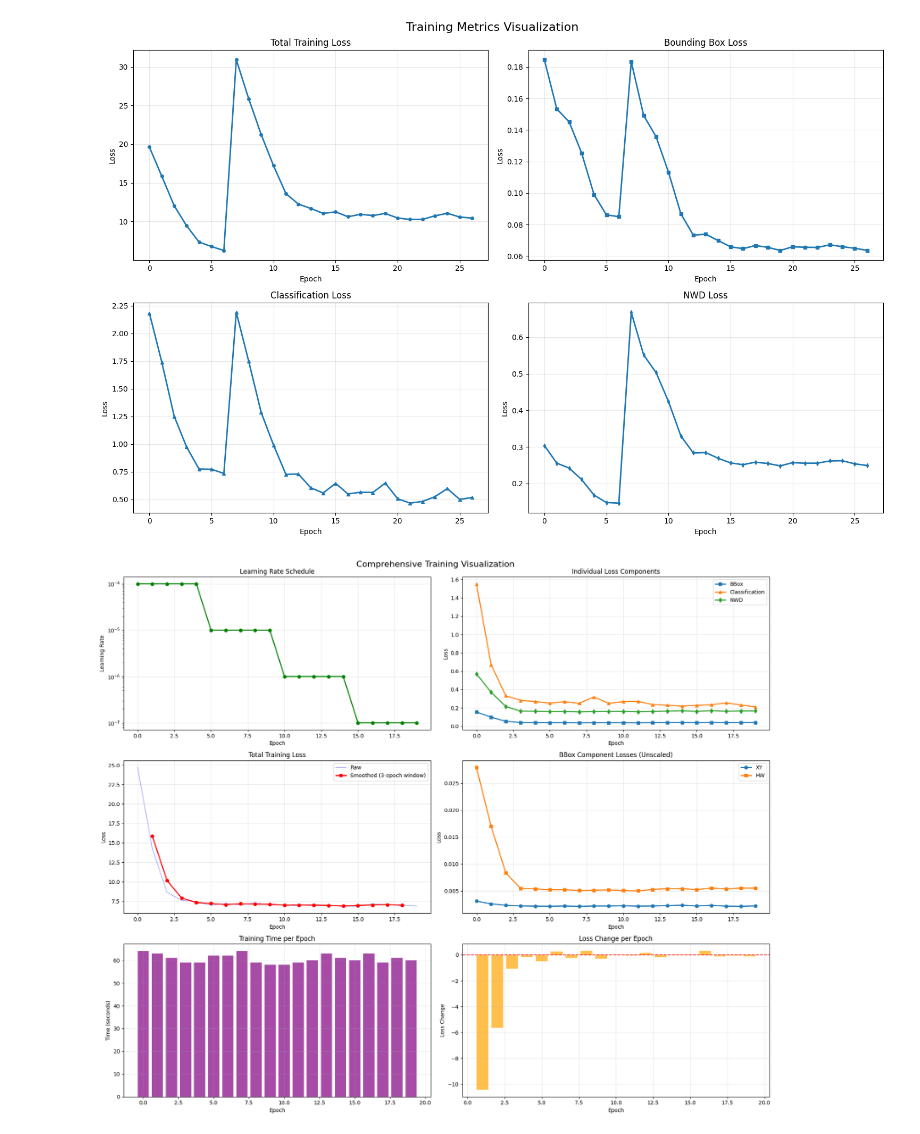
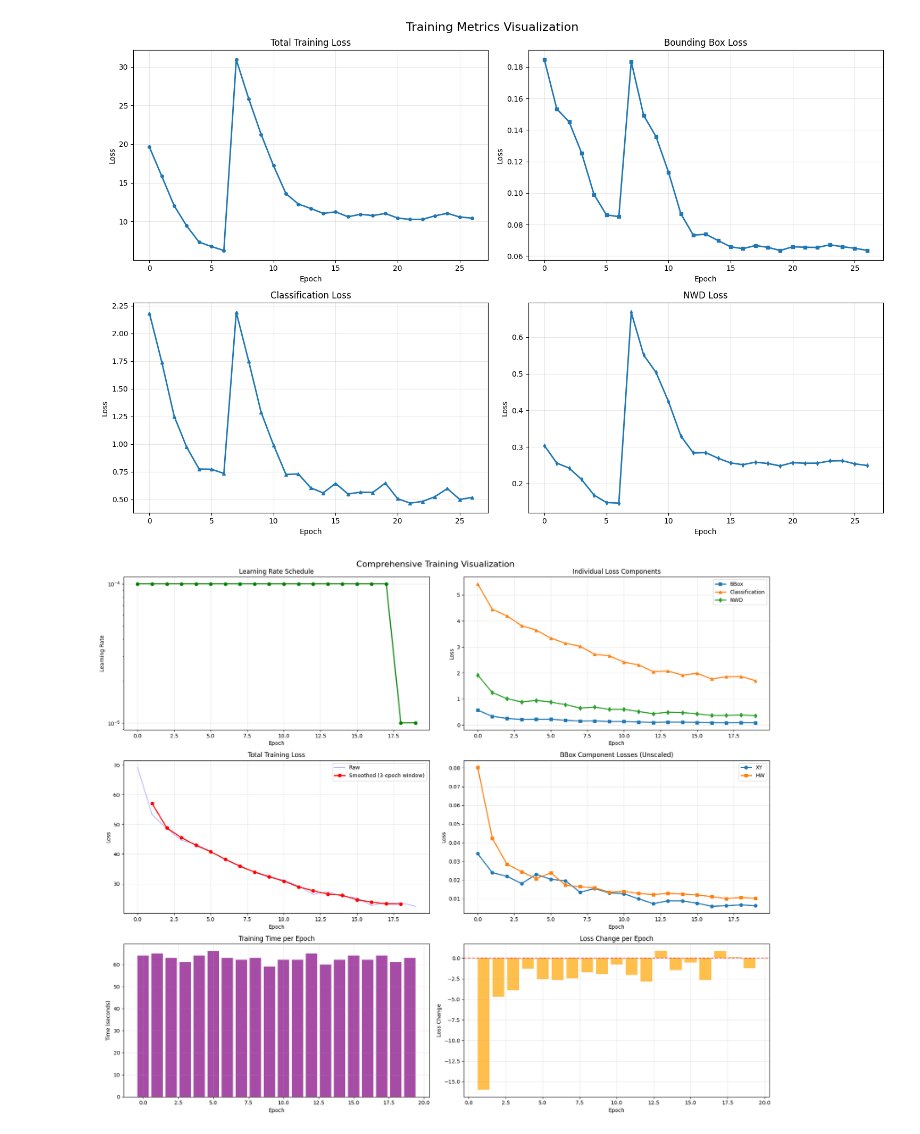
Before and after one commit to Cavalry5245/Grounding-DINO-IRSTD, a Jupyter notebook: test.ipynb, the cells around one changed output. Saved outputs shown, nothing was run; the diff lists cells and outputs as text; code cells hidden in the pictures.

```diff
--- a/test.ipynb
+++ b/test.ipynb
@@ -66,7 +66,7 @@ import pandas as pd
 import numpy as np
 
 # 读取训练日志
-log_file = "training_output_lora/lora_0119_exp2/log.txt"
+log_file = "training_output_lora/lora_0120_exp6/log.txt"
 data = []
 with open(log_file, 'r') as f:
     for line in f:
@@ -113,31 +113,31 @@ axes[1,0].grid(True, alpha=0.3)
 
 # 边界框各组件损失
 axes[1,1].plot(df['train_loss_xy_unscaled'], label='XY', marker='o', linewidth=2)
 axes[1,1].plot(df['train_loss_hw_unscaled'], label='HW', marker='s', linewidth=2)
 axes[1,1].set_title('BBox Component Losses (Unscaled)')
 axes[1,1].set_xlabel('Epoch')
 axes[1,1].set_ylabel('Loss')
 axes[1,1].legend()
 axes[1,1].grid(True, alpha=0.3)
 
 # 训练时间
 epoch_times = [pd.Timedelta(t).total_seconds() for t in df['epoch_time']]
 axes[2,0].bar(range(len(epoch_times)), epoch_times, alpha=0.7, color='purple')
 axes[2,0].set_title('Training Time per Epoch')
 axes[2,0].set_xlabel('Epoch')
 axes[2,0].set_ylabel('Time (seconds)')
 axes[2,0].grid(True, alpha=0.3)
 
 # 损失变化率
 loss_changes = df['train_loss'].diff()
 axes[2,1].bar(range(len(loss_changes)), loss_changes, alpha=0.7, color='orange')
 axes[2,1].axhline(y=0, color='r', linestyle='--', alpha=0.7)
 axes[2,1].set_title('Loss Change per Epoch')
 axes[2,1].set_xlabel('Epoch')
 axes[2,1].set_ylabel('Loss Change')
 axes[2,1].grid(True, alpha=0.3)
 
 plt.tight_layout()
 plt.show()
 # %% [output]
-[figure, old version]
+[figure, new version]
```
Also changed, not shown: parts of 1 cell of this notebook, 48 other files.
